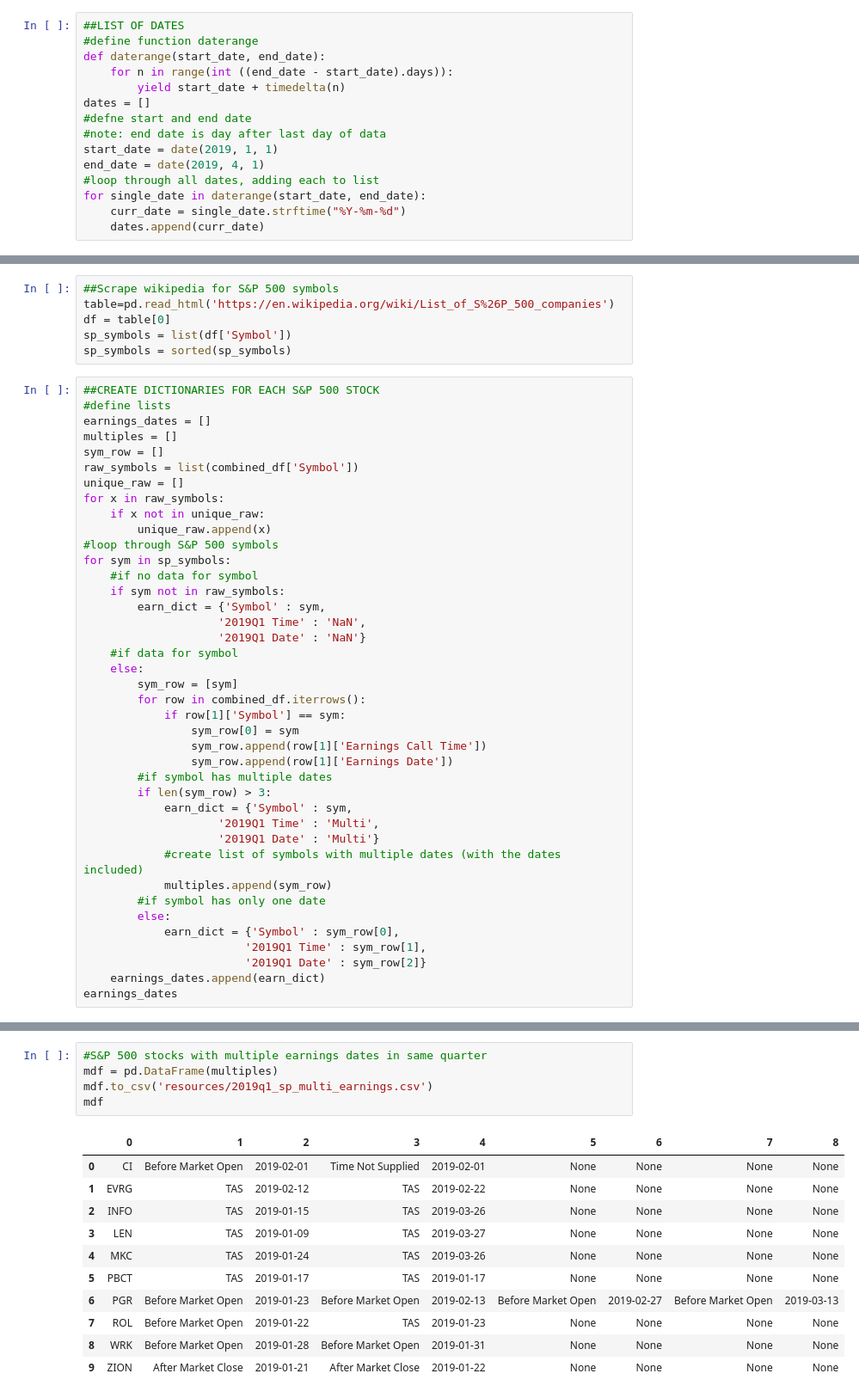
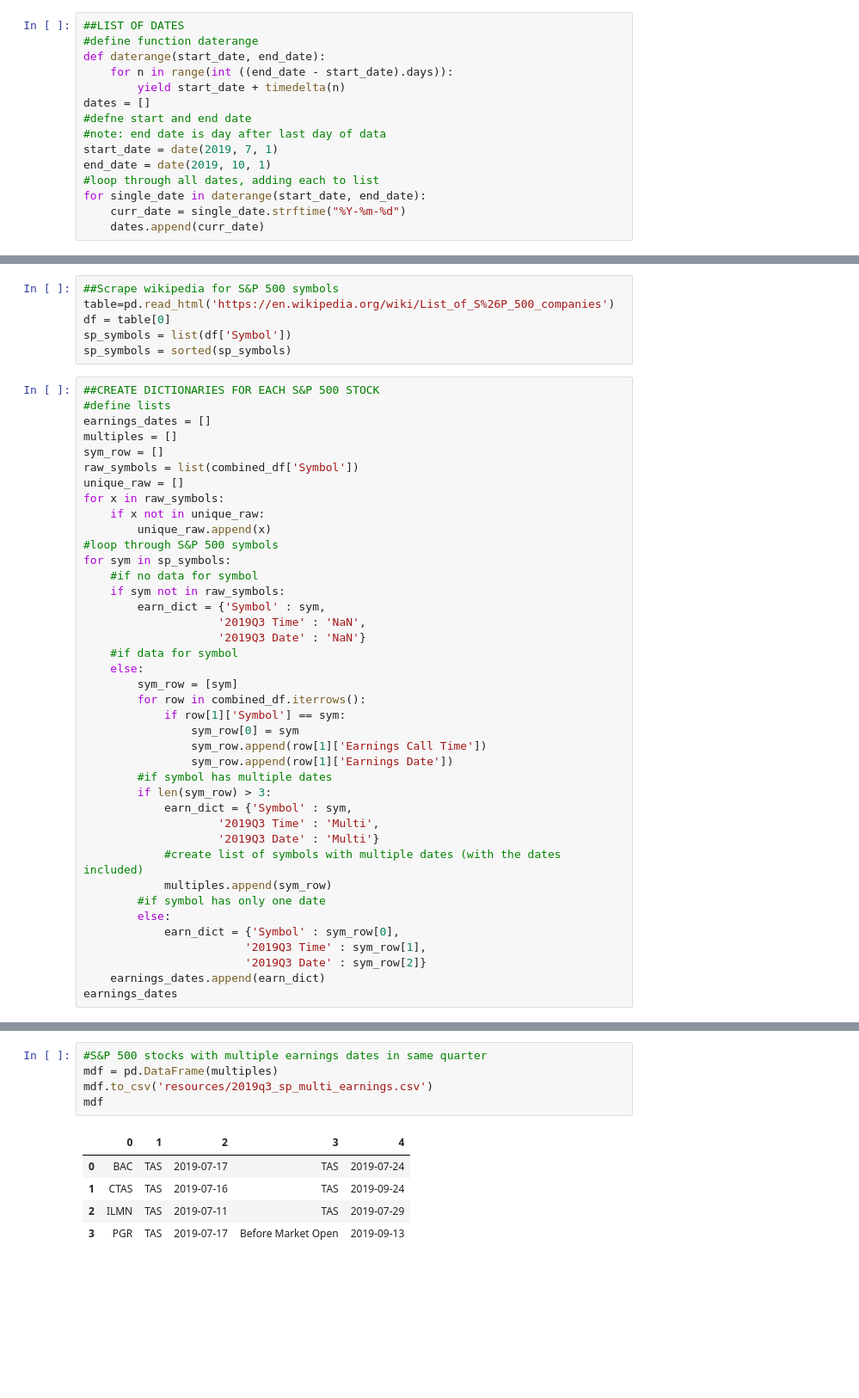
Before and after one commit to djoleary5/earnings_options_strategy, a Jupyter notebook: els_scrape_quarter.ipynb, the cells around one changed output, grey strips where cells are left out. Shown: that part at 86% size. Drawn from its saved outputs; the diff is of its cells as text; blank space fills up the shorter version.

Commit message:
2019q3 raw and S&P earnings times and dates

```diff
--- a/els_scrape_quarter.ipynb
+++ b/els_scrape_quarter.ipynb
@@ -16,8 +16,8 @@ def daterange(start_date, end_date):
 dates = []
 #defne start and end date
 #note: end date is day after last day of data
-start_date = date(2019, 1, 1)
-end_date = date(2019, 4, 1)
+start_date = date(2019, 7, 1)
+end_date = date(2019, 10, 1)
 #loop through all dates, adding each to list
 for single_date in daterange(start_date, end_date):
     curr_date = single_date.strftime("%Y-%m-%d")
@@ -86,8 +86,8 @@ for sym in sp_symbols:
     #if no data for symbol
     if sym not in raw_symbols:
         earn_dict = {'Symbol' : sym,
-                    '2019Q1 Time' : 'NaN',
-                    '2019Q1 Date' : 'NaN'}
+                    '2019Q3 Time' : 'NaN',
+                    '2019Q3 Date' : 'NaN'}
     #if data for symbol
     else:
         sym_row = [sym]
@@ -99,15 +99,15 @@ for sym in sp_symbols:
         #if symbol has multiple dates
         if len(sym_row) > 3:
             earn_dict = {'Symbol' : sym,
-                    '2019Q1 Time' : 'Multi',
-                    '2019Q1 Date' : 'Multi'}
+                    '2019Q3 Time' : 'Multi',
+                    '2019Q3 Date' : 'Multi'}
             #create list of symbols with multiple dates (with the dates included)
             multiples.append(sym_row)
         #if symbol has only one date
         else:
             earn_dict = {'Symbol' : sym_row[0],
-                        '2019Q1 Time' : sym_row[1],
-                        '2019Q1 Date' : sym_row[2]}
+                        '2019Q3 Time' : sym_row[1],
+                        '2019Q3 Date' : sym_row[2]}
     earnings_dates.append(earn_dict)
 earnings_dates
 # %% [output]
@@ -131,20 +131,14 @@ earnings_dates
 # %%
 #S&P 500 stocks with multiple earnings dates in same quarter
 mdf = pd.DataFrame(multiples)
-mdf.to_csv('resources/2019q1_sp_multi_earnings.csv')
+mdf.to_csv('resources/2019q3_sp_multi_earnings.csv')
 mdf
 # %% [output]
-|  | 0 | 1 | 2 | 3 | 4 | 5 | 6 | 7 | 8 |
-| 0 | CI | Before Market Open | 2019-02-01 | Time Not Supplied | 2019-02-01 | None | None | None | None |
-| 1 | EVRG | TAS | 2019-02-12 | TAS | 2019-02-22 | None | None | None | None |
-| 2 | INFO | TAS | 2019-01-15 | TAS | 2019-03-26 | None | None | None | None |
-| 3 | LEN | TAS | 2019-01-09 | TAS | 2019-03-27 | None | None | None | None |
-| 4 | MKC | TAS | 2019-01-24 | TAS | 2019-03-26 | None | None | None | None |
-| 5 | PBCT | TAS | 2019-01-17 | TAS | 2019-01-17 | None | None | None | None |
-| 6 | PGR | Before Market Open | 2019-01-23 | Before Market Open | 2019-02-13 | Before Market Open | 2019-02-27 | Before Market Open | 2019-03-13 |
-| 7 | ROL | Before Market Open | 2019-01-22 | TAS | 2019-01-23 | None | None | None | None |
-| 8 | WRK | Before Market Open | 2019-01-28 | Before Market Open | 2019-01-31 | None | None | None | None |
-| 9 | ZION | After Market Close | 2019-01-21 | After Market Close | 2019-01-22 | None | None | None | None |
+|  | 0 | 1 | 2 | 3 | 4 |
+| 0 | BAC | TAS | 2019-07-17 | TAS | 2019-07-24 |
+| 1 | CTAS | TAS | 2019-07-16 | TAS | 2019-09-24 |
+| 2 | ILMN | TAS | 2019-07-11 | TAS | 2019-07-29 |
+| 3 | PGR | TAS | 2019-07-17 | Before Market Open | 2019-09-13 |
 # %%
 #Data frame for all S&P 500 stocks
 sp_quarter = pd.DataFrame(earnings_dates)
```
Also changed, not shown: parts of 3 cells of this notebook, 3 other files.
